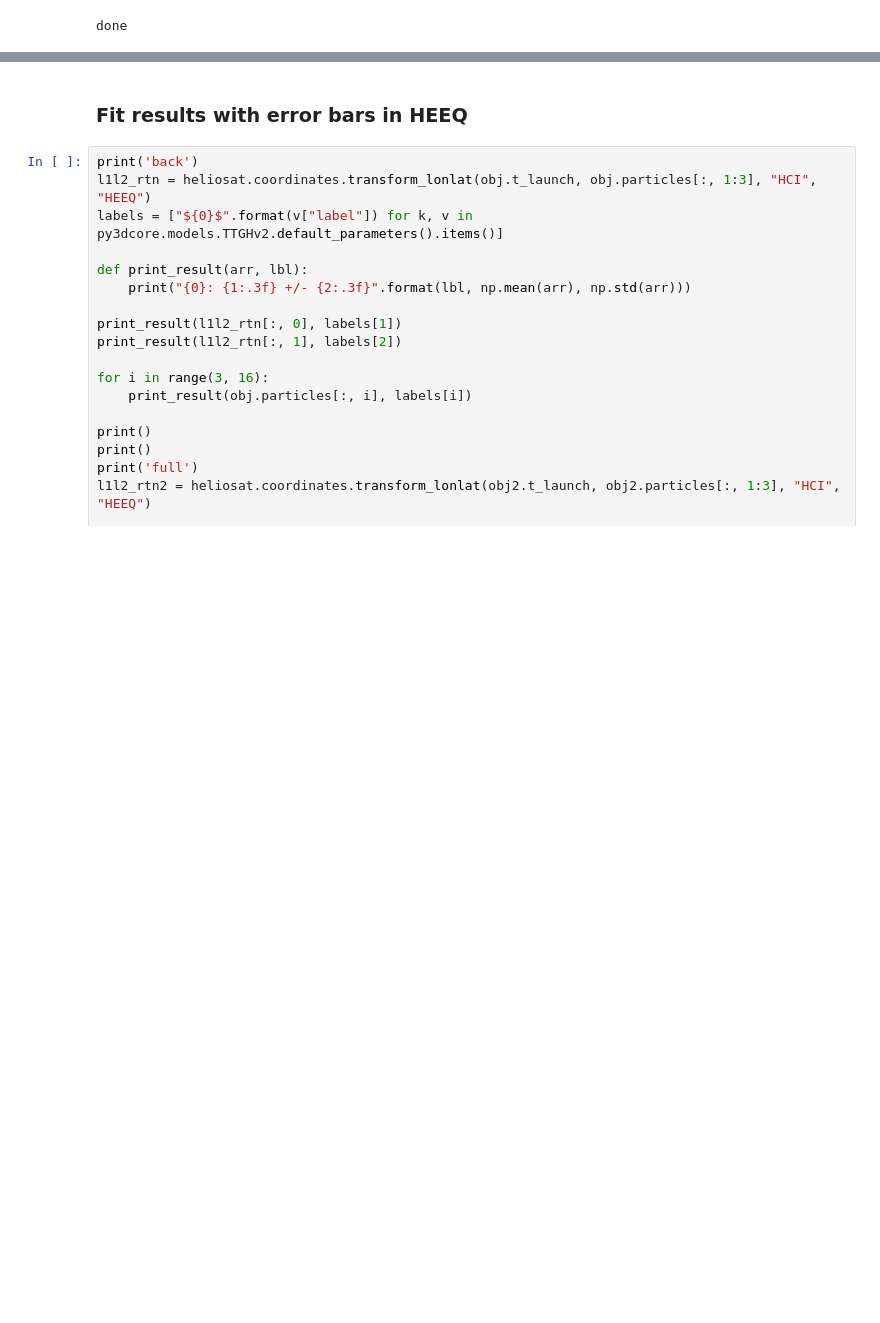
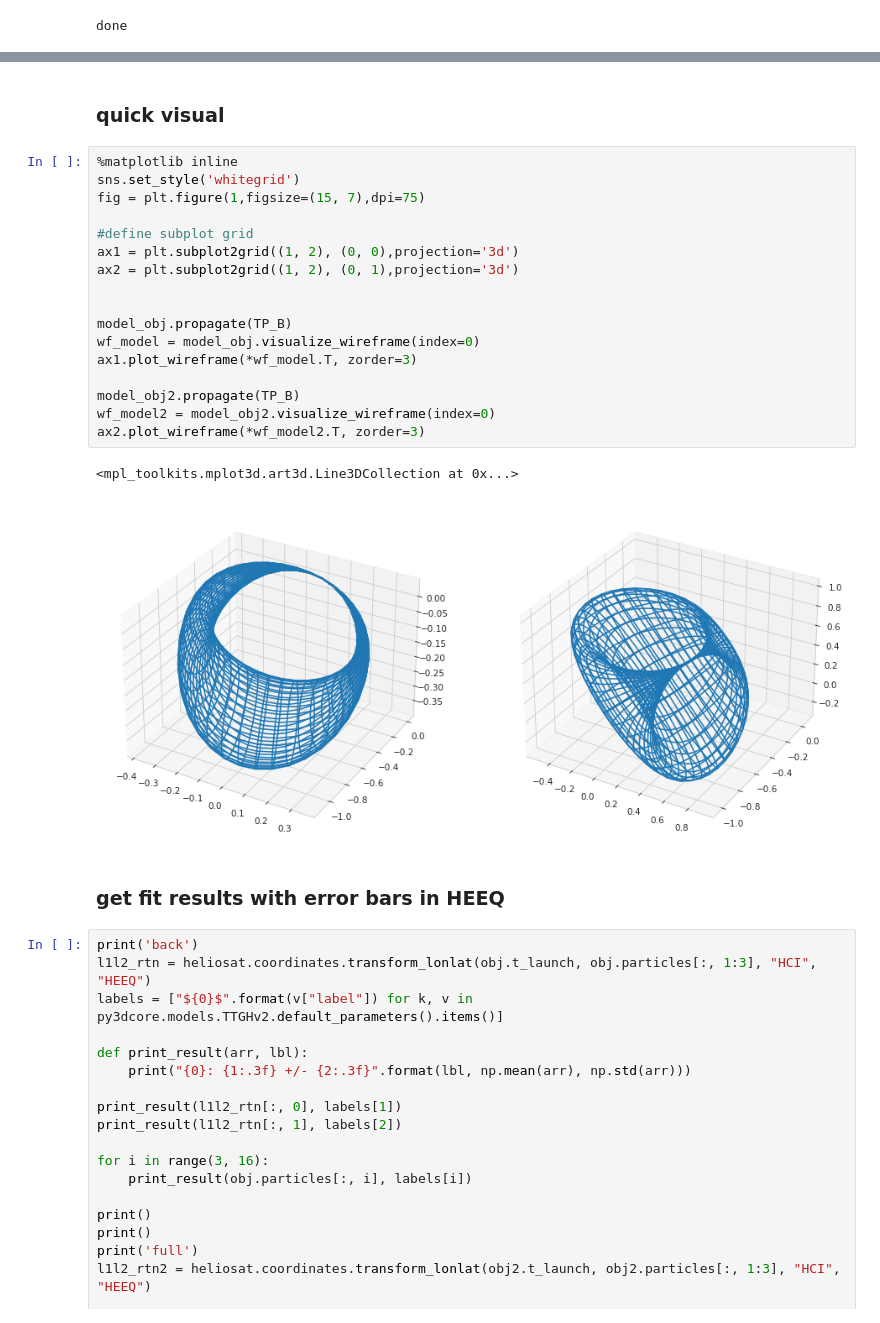
Before and after one commit to cmoestl/solar_orbiter, a Jupyter notebook: event_visuals_june7.ipynb, the cells around one changed output, grey strips where cells are left out. Drawn from its saved outputs; the diff is of its cells as text; blank space fills up the shorter version.

```diff
--- a/event_visuals_june7.ipynb
+++ b/event_visuals_june7.ipynb
@@ -293,8 +291,30 @@ print(t_launch2)
 277.782 v_sw (solar wind speed)
 0.0 sigma (measurement noise)
 2020-06-02 02:00:00+00:00
+# %% [markdown]
+### quick visual
+# %%
+%matplotlib inline
+sns.set_style('whitegrid')
+fig = plt.figure(1,figsize=(15, 7),dpi=75)
+
+#define subplot grid
+ax1 = plt.subplot2grid((1, 2), (0, 0),projection='3d')
+ax2 = plt.subplot2grid((1, 2), (0, 1),projection='3d')
+
+
+model_obj.propagate(TP_B)
+wf_model = model_obj.visualize_wireframe(index=0)
+ax1.plot_wireframe(*wf_model.T, zorder=3)
+
+model_obj2.propagate(TP_B)
+wf_model2 = model_obj2.visualize_wireframe(index=0)
+ax2.plot_wireframe(*wf_model2.T, zorder=3)
+# %% [output]
+<mpl_toolkits.mplot3d.art3d.Line3DCollection at 0x...>
+[figure, added]
 # %% [markdown]
-### Fit results with error bars in HEEQ
+### get fit results with error bars in HEEQ
 # %%
 print('back')
 l1l2_rtn = heliosat.coordinates.transform_lonlat(obj.t_launch, obj.particles[:, 1:3], "HCI", "HEEQ")
```
Also changed, not shown: parts of 16 cells of this notebook, 2 other files.
